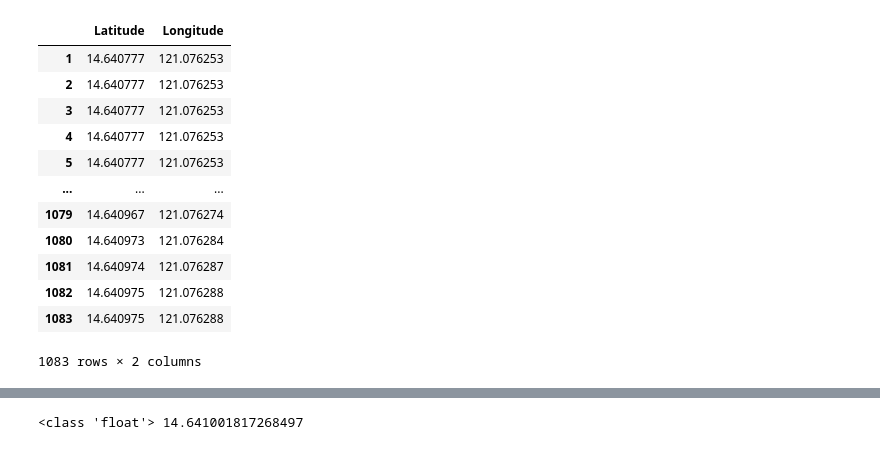
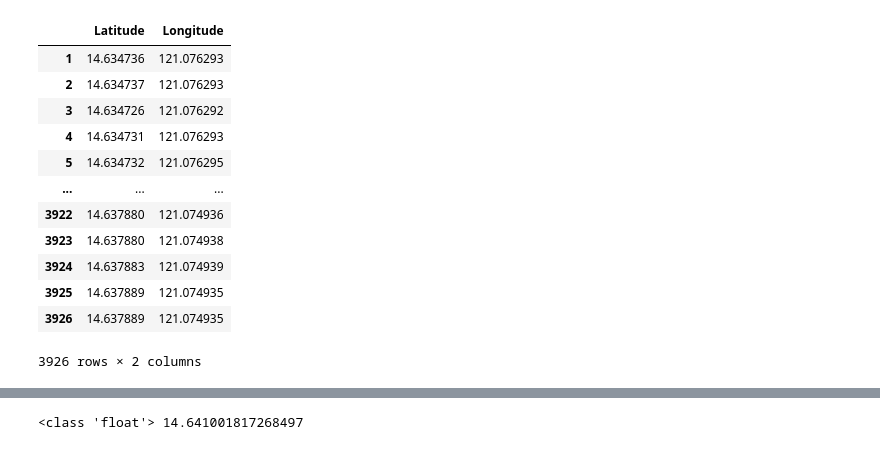
Before and after one commit to CSfromCS/VHS-Thesis, a Jupyter notebook: Baseline Models v4/LinearReg v4.ipynb, the cells around one changed output, grey strips where cells are left out. Saved outputs shown, nothing was run; the diff lists cells and outputs as text; code cells hidden in the pictures.

```diff
--- a/Baseline Models v4/LinearReg v4.ipynb
+++ b/Baseline Models v4/LinearReg v4.ipynb
@@ -10,35 +10,39 @@ from sklearn.metrics import mean_squared_error, mean_absolute_error
 from sklearn import preprocessing
 # %%
 import csv
+import pandas as pd
 
 # convert to array
 with open('../E-Jeep Data/Ejeep Sept 18.csv', 'r') as csv_file:
     csv_reader = csv.reader(csv_file)
     data = list(csv_reader)
 
-data = data[18:]
+# get track data and remove waypoints
+for i,row in enumerate(data):
+    if(len(row) > 0 and row[0] == 'Track'):
+        data = data[i+1:]
+        break
 
 # remove header
 header = data[0]
 data = data[1:]
 
-data = data[0:]
-print(data[0:2])
-
-# convert to float
+# convert to float and breakdown time data
 for i in range(len(data)):
     data[i][3] = float(data[i][3])
     data[i][4] = float(data[i][4])
 
+    # print(data[i]+data[i][1].replace('/', ' ').replace(':', ' ').replace('-', ' ').replace('.', ' ').split())
+
+    # hack to get individual time data
     timelog = [int(x) for x in data[i][1].replace('/', ' ').replace(':', ' ').replace('-', ' ').replace('.', ' ').split()]
     data[i] += timelog
 
-    # print(data[i])
+header += ['Year', 'Month', 'Day', 'Hour', 'Minute', 'Second', 'Millisecond']
 
-# convert data to dataframe
-df = pd.DataFrame(data, columns = header + ['Month', 'Day', 'Year', 'Hour', 'Minute', 'Second'])
+# convert to dataframe
+df = pd.DataFrame(data, columns=header)
+df
 
-# plot
-plt.plot([row[4] for row in data], [row[3] for row in data])
-plt.show()
+header
 # %% [output]
@@ -47,2 +65,0 @@ ValueError: 23 columns passed, passed data had 24 columns
-# %%
-df = df[['Year', 'Month', 'Day', 'Hour', 'Minute', 'Second', 'Latitude', 'Longitude']]
@@ -61,19 +77,19 @@ sns.scatterplot(x='Minute', y='Latitude', data=df)
 # %%
-X = df[:-1]
+X = df[:-1][['Latitude', 'Longitude']]#, 'Minute', 'Second']]#, 'Altitude(m)','Speed(m/s)', 'True Heading(deg)']]
 Y = df[1:][['Latitude', 'Longitude']]
 Y
 # %% [output]
 |  | Latitude | Longitude |
-| 1 | 14.640777 | 121.076253 |
-| 2 | 14.640777 | 121.076253 |
-| 3 | 14.640777 | 121.076253 |
-| 4 | 14.640777 | 121.076253 |
-| 5 | 14.640777 | 121.076253 |
+| 1 | 14.634736 | 121.076293 |
+| 2 | 14.634737 | 121.076293 |
+| 3 | 14.634726 | 121.076292 |
+| 4 | 14.634731 | 121.076293 |
+| 5 | 14.634732 | 121.076295 |
 | ... | ... | ... |
-| 1079 | 14.640967 | 121.076274 |
-| 1080 | 14.640973 | 121.076284 |
-| 1081 | 14.640974 | 121.076287 |
-| 1082 | 14.640975 | 121.076288 |
-| 1083 | 14.640975 | 121.076288 |
+| 3922 | 14.637880 | 121.074936 |
+| 3923 | 14.637880 | 121.074938 |
+| 3924 | 14.637883 | 121.074939 |
+| 3925 | 14.637889 | 121.074935 |
+| 3926 | 14.637889 | 121.074935 |
-1083 rows × 2 columns
+3926 rows × 2 columns
 # %%
```
Also changed, not shown: parts of 10 cells of this notebook, 1 other file.
